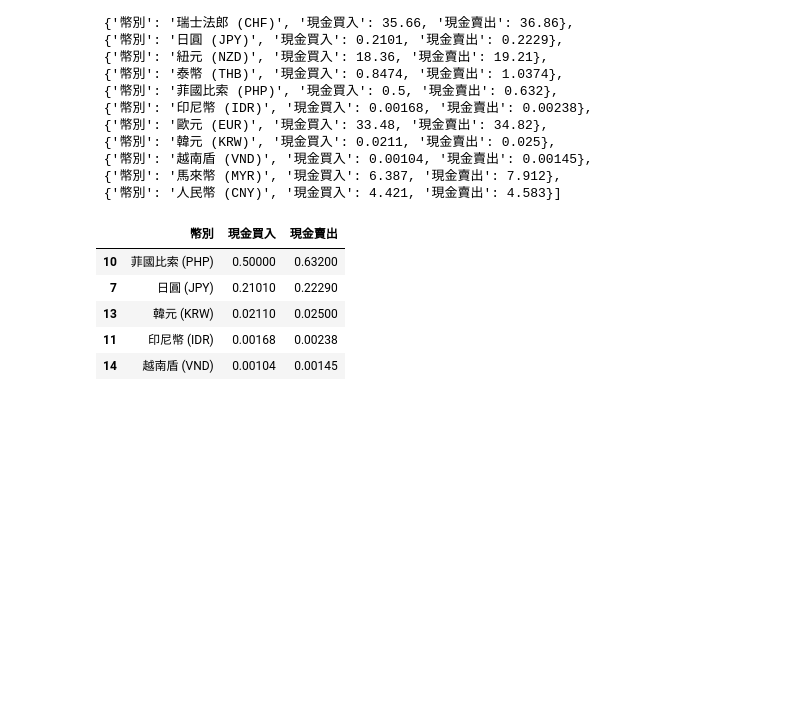
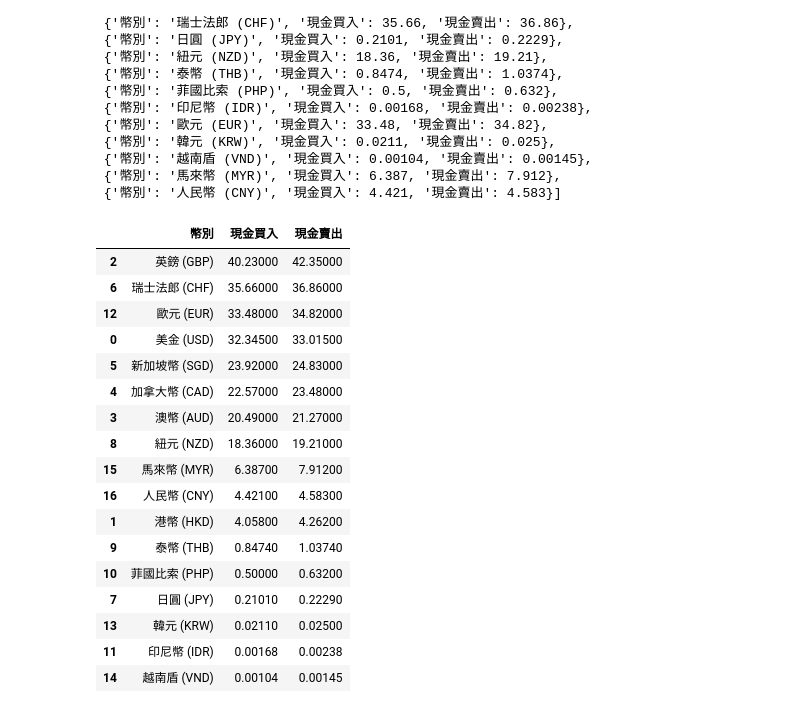
Before and after one commit to rexchen21/python_analysis, a Jupyter notebook: python_analysis/0222-2.ipynb, the cells around one changed output. Saved outputs shown, nothing was run; the diff lists cells and outputs as text; code cells hidden in the pictures; blank space fills up the shorter version.

```diff
--- a/python_analysis/0222-2.ipynb
+++ b/python_analysis/0222-2.ipynb
@@ -133,10 +133,22 @@ cleared_list
 # %%
 import pandas as pd
 df = pd.DataFrame (cleared_list)
 df = df.sort_values(by="現金買入", ascending=False)
-df.tail()
+df
 # %% [output]
 |  | 幣別 | 現金買入 | 現金賣出 |
+| 2 | 英鎊 (GBP) | 40.23000 | 42.35000 |
+| 6 | 瑞士法郎 (CHF) | 35.66000 | 36.86000 |
+| 12 | 歐元 (EUR) | 33.48000 | 34.82000 |
+| 0 | 美金 (USD) | 32.34500 | 33.01500 |
+| 5 | 新加坡幣 (SGD) | 23.92000 | 24.83000 |
+| 4 | 加拿大幣 (CAD) | 22.57000 | 23.48000 |
+| 3 | 澳幣 (AUD) | 20.49000 | 21.27000 |
+| 8 | 紐元 (NZD) | 18.36000 | 19.21000 |
+| 15 | 馬來幣 (MYR) | 6.38700 | 7.91200 |
+| 16 | 人民幣 (CNY) | 4.42100 | 4.58300 |
+| 1 | 港幣 (HKD) | 4.05800 | 4.26200 |
+| 9 | 泰幣 (THB) | 0.84740 | 1.03740 |
 | 10 | 菲國比索 (PHP) | 0.50000 | 0.63200 |
 | 7 | 日圓 (JPY) | 0.21010 | 0.22290 |
 | 13 | 韓元 (KRW) | 0.02110 | 0.02500 |
```
Also changed, not shown: parts of 2 cells of this notebook.
